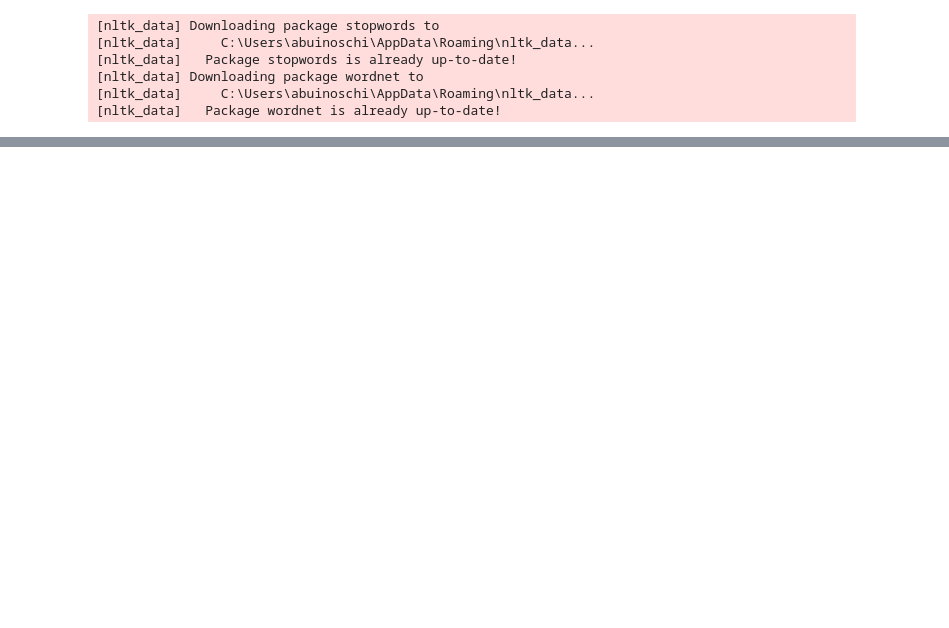
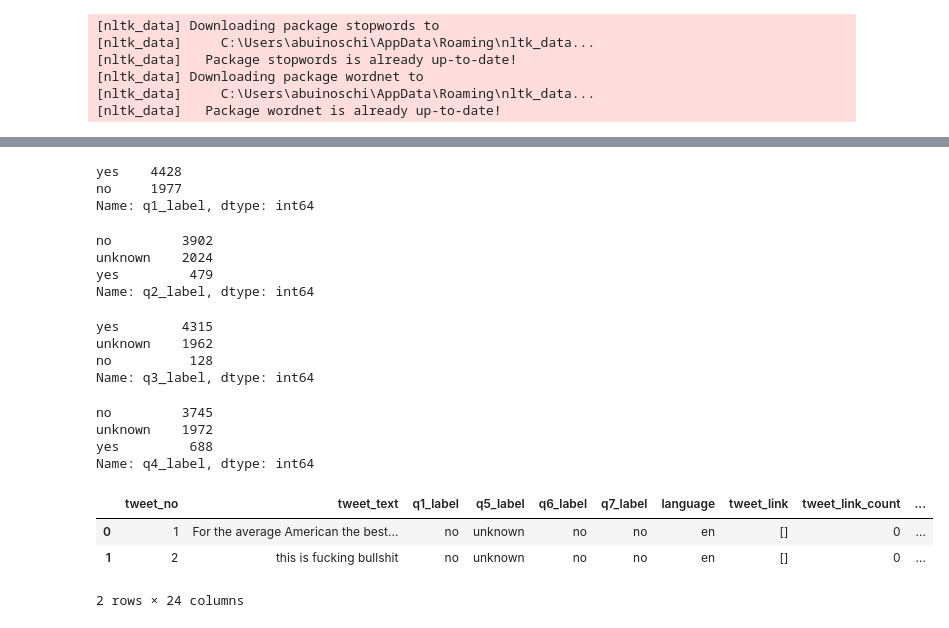
Before and after one commit to andabuinoschi/RN4NLP, a Jupyter notebook: lstm-attention-model/model.ipynb, the cells around one changed output, grey strips where cells are left out. Drawn from its saved outputs; the diff is of its cells as text; code cells hidden in the pictures; blank space fills up the shorter version.

```diff
--- a/lstm-attention-model/model.ipynb
+++ b/lstm-attention-model/model.ipynb
@@ -20,0 +30,27 @@ from nltk.corpus import stopwords
+# %%
+train_data['q1_label'].value_counts()
+# %% [output]
+yes    4428
+no     1977
+Name: q1_label, dtype: int64
+# %%
+train_data['q2_label'].value_counts()
+# %% [output]
+no         3902
+unknown    2024
+yes         479
+Name: q2_label, dtype: int64
+# %%
+train_data['q3_label'].value_counts()
+# %% [output]
+yes        4315
+unknown    1962
+no          128
+Name: q3_label, dtype: int64
+# %%
+train_data['q4_label'].value_counts()
+# %% [output]
+no         3745
+unknown    1972
+yes         688
+Name: q4_label, dtype: int64
@@ -20,0 +63,7 @@ from nltk.corpus import stopwords
+# %%
+train_data.head(2)
+# %% [output]
+|  | tweet_no | tweet_text | q1_label | q5_label | q6_label | q7_label | language | tweet_link | tweet_link_count | ... |
+| 0 | 1 | For the average American the best... | no | unknown | no | no | en | [] | 0 | ... |
+| 1 | 2 | this is fucking bullshit | no | unknown | no | no | en | [] | 0 | ... |
+2 rows × 24 columns
```
Also changed, not shown: parts of 26 cells of this notebook, 2 other files.
